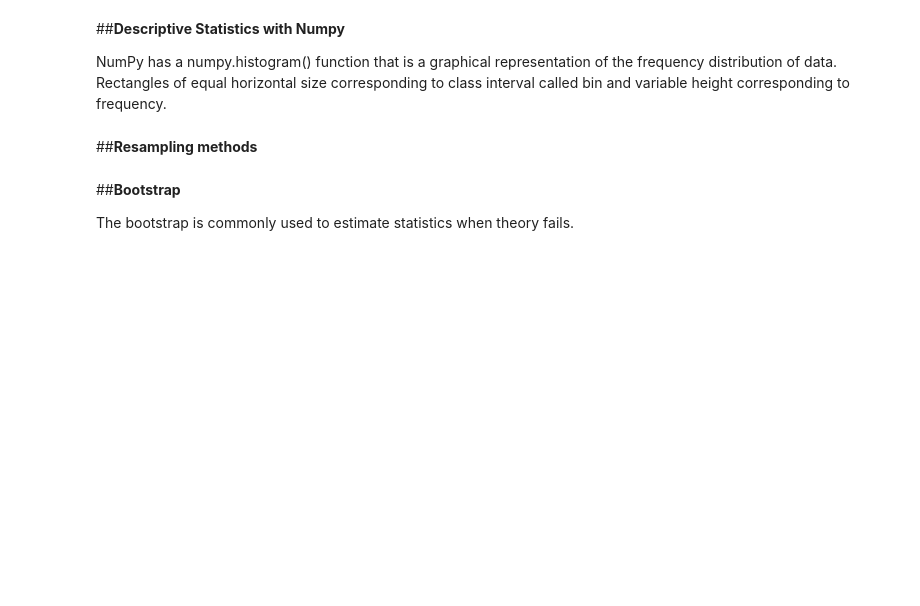
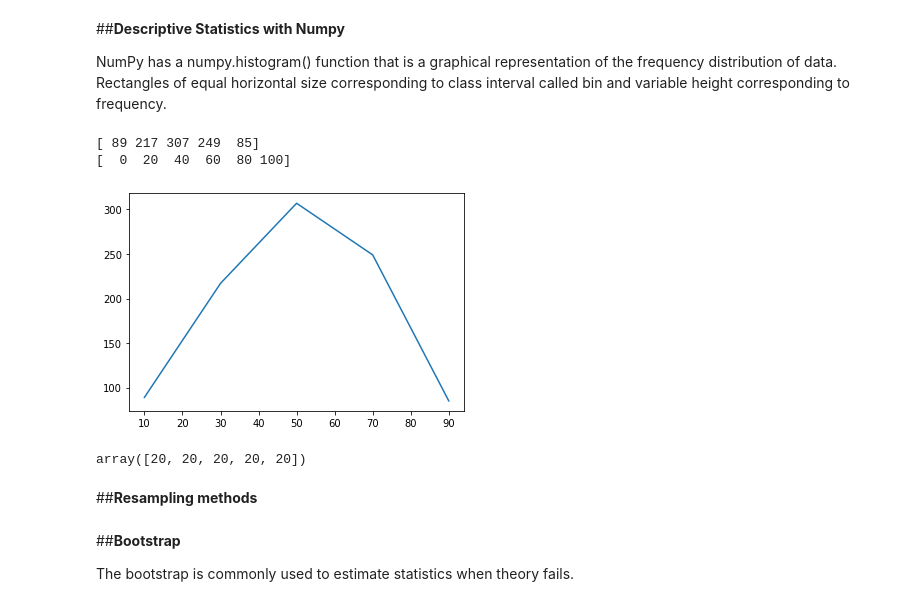
Before and after one commit to mikislin/summer20-Intro-python, a Jupyter notebook: 05_Numpy_Lecture.ipynb, the cells around one changed output. Saved outputs shown, nothing was run; the diff lists cells and outputs as text; code cells hidden in the pictures; blank space fills up the shorter version.

```diff
--- a/05_Numpy_Lecture.ipynb
+++ b/05_Numpy_Lecture.ipynb
@@ -4,6 +4,28 @@
 ##**Descriptive Statistics with Numpy**
 
 NumPy has a numpy.histogram() function that is a graphical representation of the frequency distribution of data. Rectangles of equal horizontal size corresponding to class interval called bin and variable height corresponding to frequency.
+# %%
+import numpy as np
+
+a = np.random.normal(50, 25, 1000)
+bins_for_a = np.arange(0,101, 20)
+hist,bins = np.histogram(a,bins = bins_for_a)
+print(hist)
+print(bins)
+# %% [output]
+[ 89 217 307 249  85]
+[  0  20  40  60  80 100]
+# %%
+from matplotlib import pyplot as plt
+bin_centers = bins[:-1] + np.diff(bins)/2
+plt.plot(bin_centers,hist)
+plt.show()
+# %% [output]
+[figure, added]
+# %%
+np.diff(bins,axis=0)
+# %% [output]
+array([20, 20, 20, 20, 20])
 # %% [markdown]
 ##**Resampling methods**
 # %%
```
Also changed, not shown: parts of 12 cells of this notebook.
